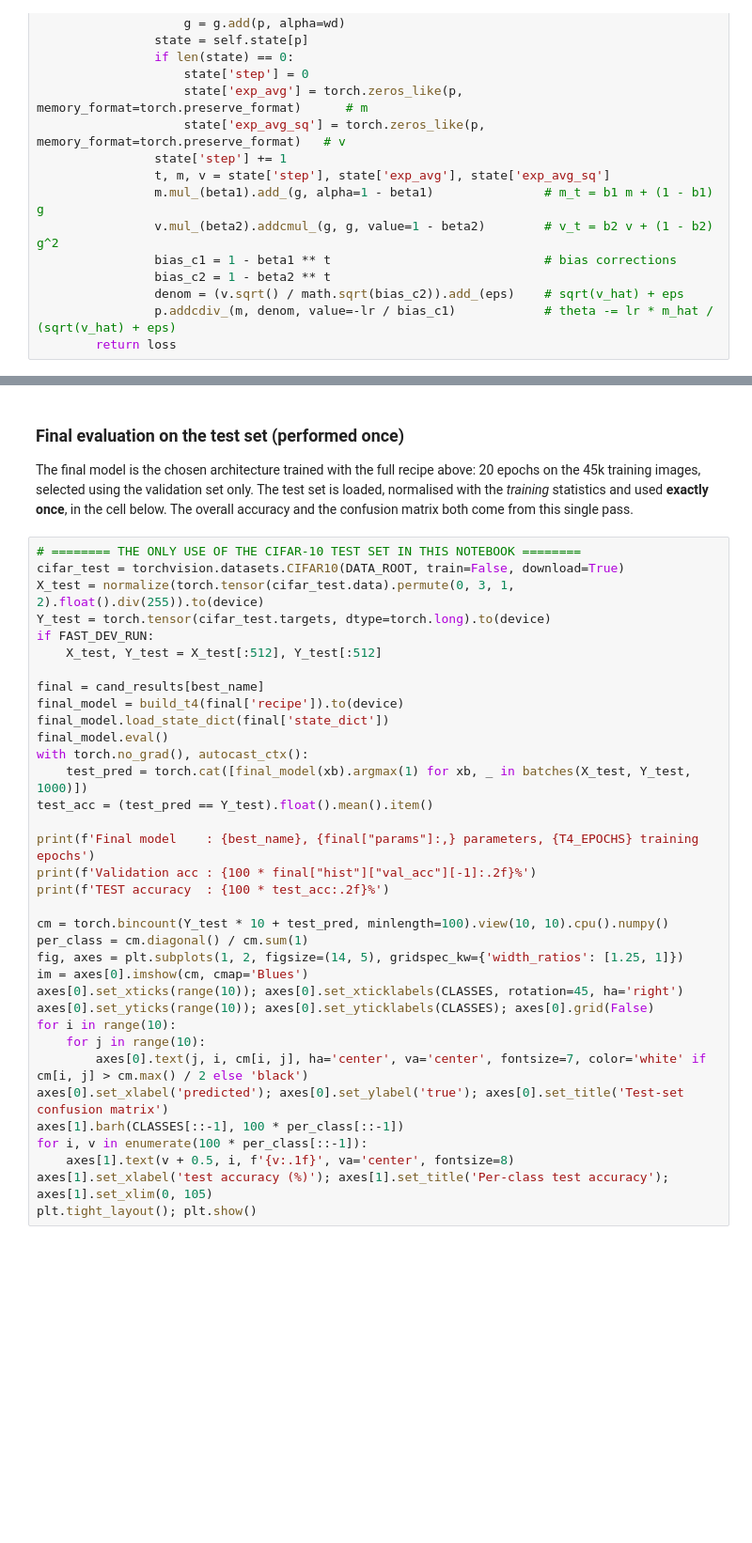
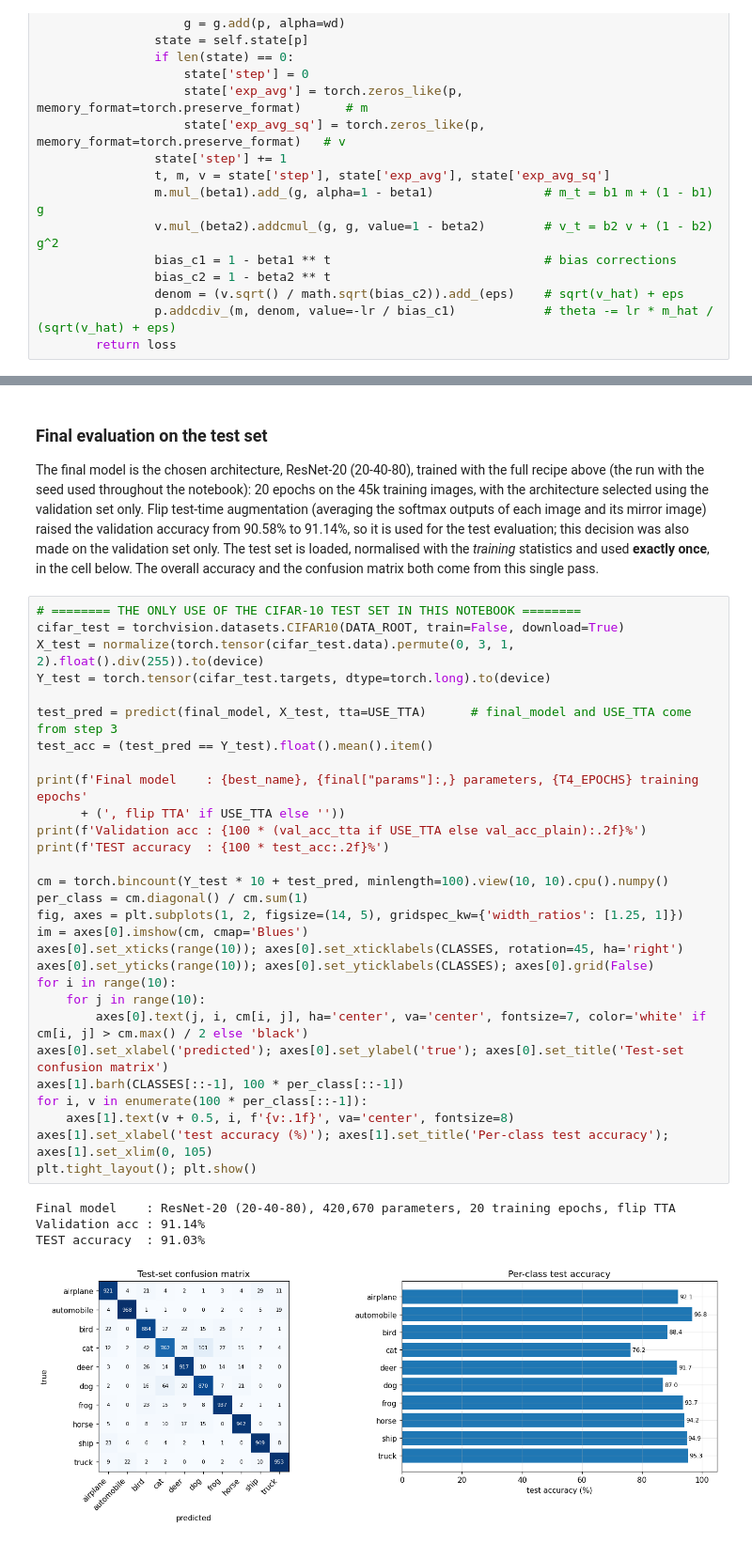
Before and after one commit to dilshan-49/EN4554_A02, a Jupyter notebook: EN4554_A02_CNN.ipynb, the cells around one changed output, grey strips where cells are left out. Shown at 94% size. Cells and saved outputs as stored; diff of their text form; blank space fills up the shorter version.

```diff
--- a/EN4554_A02_CNN.ipynb
+++ b/EN4554_A02_CNN.ipynb
@@ -1301,40 +1445,39 @@ Each ablation is a single run with one seed. Differences smaller than about 0.3
 # %% [markdown]
-### Final evaluation on the test set (performed once)
+### Final evaluation on the test set
 
-The final model is the chosen architecture trained with the full recipe above: 20 epochs on the 45k training images, selected using the validation set only. The test set is loaded, normalised with the *training* statistics and used **exactly once**, in the cell below. The overall accuracy and the confusion matrix both come from this single pass.
+The final model is the chosen architecture, ResNet-20 (20-40-80), trained with the full recipe above (the run with the seed used throughout the notebook): 20 epochs on the 45k training images, with the architecture selected using the validation set only. Flip test-time augmentation (averaging the softmax outputs of each image and its mirror image) raised the validation accuracy from 90.58% to 91.14%, so it is used for the test evaluation; this decision was also made on the validation set only. The test set is loaded, normalised with the *training* statistics and used **exactly once**, in the cell below. The overall accuracy and the confusion matrix both come from this single pass.
 # %%
 # ======== THE ONLY USE OF THE CIFAR-10 TEST SET IN THIS NOTEBOOK ========
 cifar_test = torchvision.datasets.CIFAR10(DATA_ROOT, train=False, download=True)
 X_test = normalize(torch.tensor(cifar_test.data).permute(0, 3, 1, 2).float().div(255)).to(device)
 Y_test = torch.tensor(cifar_test.targets, dtype=torch.long).to(device)
-if FAST_DEV_RUN:
-    X_test, Y_test = X_test[:512], Y_test[:512]
 
-final = cand_results[best_name]
-final_model = build_t4(final['recipe']).to(device)
-final_model.load_state_dict(final['state_dict'])
-final_model.eval()
-with torch.no_grad(), autocast_ctx():
-    test_pred = torch.cat([final_model(xb).argmax(1) for xb, _ in batches(X_test, Y_test, 1000)])
+test_pred = predict(final_model, X_test, tta=USE_TTA)      # final_model and USE_TTA come from step 3
 test_acc = (test_pred == Y_test).float().mean().item()
 
-print(f'Final model    : {best_name}, {final["params"]:,} parameters, {T4_EPOCHS} training epochs')
-print(f'Validation acc : {100 * final["hist"]["val_acc"][-1]:.2f}%')
+print(f'Final model    : {best_name}, {final["params"]:,} parameters, {T4_EPOCHS} training epochs'
+      + (', flip TTA' if USE_TTA else ''))
+print(f'Validation acc : {100 * (val_acc_tta if USE_TTA else val_acc_plain):.2f}%')
 print(f'TEST accuracy  : {100 * test_acc:.2f}%')
 
 cm = torch.bincount(Y_test * 10 + test_pred, minlength=100).view(10, 10).cpu().numpy()
 per_class = cm.diagonal() / cm.sum(1)
 fig, axes = plt.subplots(1, 2, figsize=(14, 5), gridspec_kw={'width_ratios': [1.25, 1]})
 im = axes[0].imshow(cm, cmap='Blues')
 axes[0].set_xticks(range(10)); axes[0].set_xticklabels(CLASSES, rotation=45, ha='right')
 axes[0].set_yticks(range(10)); axes[0].set_yticklabels(CLASSES); axes[0].grid(False)
 for i in range(10):
     for j in range(10):
         axes[0].text(j, i, cm[i, j], ha='center', va='center', fontsize=7, color='white' if cm[i, j] > cm.max() / 2 else 'black')
 axes[0].set_xlabel('predicted'); axes[0].set_ylabel('true'); axes[0].set_title('Test-set confusion matrix')
 axes[1].barh(CLASSES[::-1], 100 * per_class[::-1])
 for i, v in enumerate(100 * per_class[::-1]):
     axes[1].text(v + 0.5, i, f'{v:.1f}', va='center', fontsize=8)
 axes[1].set_xlabel('test accuracy (%)'); axes[1].set_title('Per-class test accuracy'); axes[1].set_xlim(0, 105)
 plt.tight_layout(); plt.show()
+# %% [output]
+Final model    : ResNet-20 (20-40-80), 420,670 parameters, 20 training epochs, flip TTA
+Validation acc : 91.14%
+TEST accuracy  : 91.03%
+[figure, added]
 # %% [markdown]
```
Also changed, not shown: parts of 42 cells of this notebook, 1 other file.
